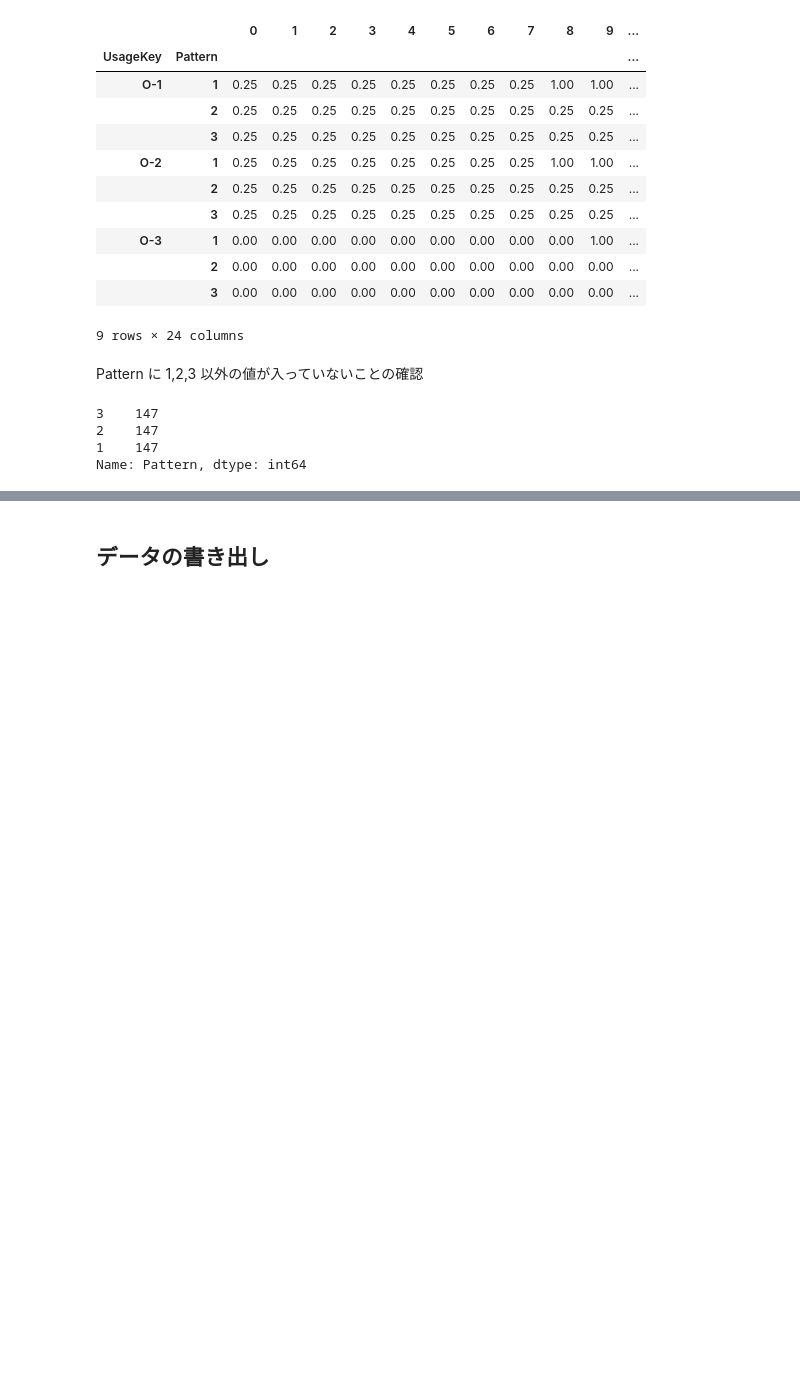
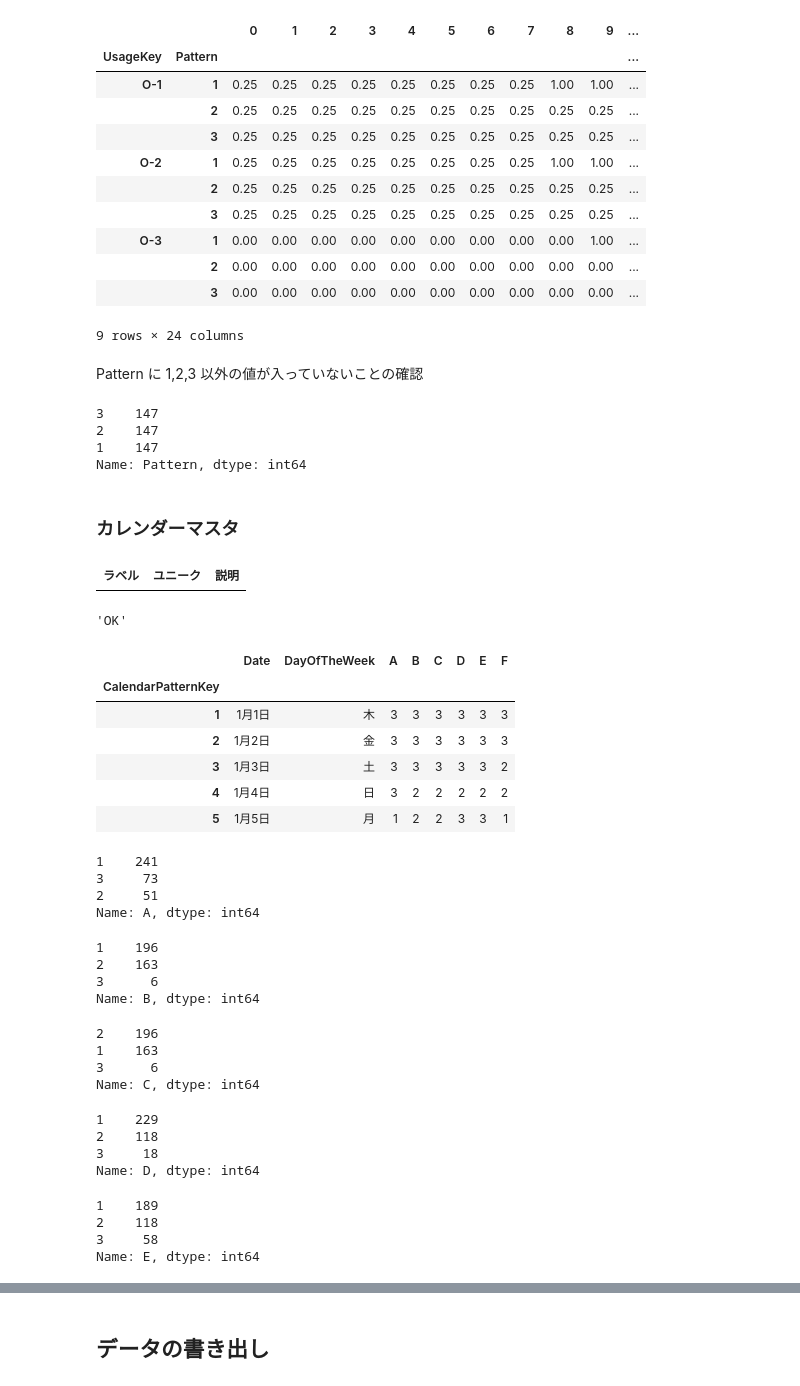
Before and after one commit to BRI-EES-House/building, a Jupyter notebook: reorganize_data_table/make_master_tables.ipynb, the cells around one changed output, grey strips where cells are left out. Drawn from its saved outputs; the diff is of its cells as text; code cells hidden in the pictures; blank space fills up the shorter version.

Commit message:
カレンダーマスタテーブルを追加する。

```diff
--- a/reorganize_data_table/make_master_tables.ipynb
+++ b/reorganize_data_table/make_master_tables.ipynb
@@ -553,3 +553,75 @@ Pattern に 1,2,3 以外の値が入っていないことの確認
 2    147
 1    147
 Name: Pattern, dtype: int64
+# %% [markdown]
+### カレンダーマスタ
+# %%
+get_record(master_name='カレンダーマスタ')
+# %% [output]
+| ラベル | ユニーク | 説明 |
+# %%
+m_CDR = ex_cdr.filter(
+    items=['カレンダーパターン検索番号', '日付', '曜日', 'パターンA', 'パターンB', 'パターンC', 'パターンD', 'パターンE', 'パターンF']
+).set_axis(
+    labels=['CalendarPatternKey', 'Date', 'DayOfTheWeek', 'A', 'B', 'C', 'D', 'E', 'F'], axis=1
+).astype(
+    {
+        'CalendarPatternKey': int,
+        'Date': str,
+        'DayOfTheWeek': str,
+        'A': int,
+        'B': int,
+        'C': int,
+        'D': int,
+        'E': int,
+        'F': int
+    }
+).set_index(keys=['CalendarPatternKey'], verify_integrity=True)
+are_all_data_not_null(d=m_CDR)
+# %% [output]
+'OK'
+# %%
+m_CDR.head()
+# %% [output]
+|  | Date | DayOfTheWeek | A | B | C | D | E | F |
+| CalendarPatternKey |  |  |  |  |  |  |  |  |
+| 1 | 1月1日 | 木 | 3 | 3 | 3 | 3 | 3 | 3 |
+| 2 | 1月2日 | 金 | 3 | 3 | 3 | 3 | 3 | 3 |
+| 3 | 1月3日 | 土 | 3 | 3 | 3 | 3 | 3 | 2 |
+| 4 | 1月4日 | 日 | 3 | 2 | 2 | 2 | 2 | 2 |
+| 5 | 1月5日 | 月 | 1 | 2 | 2 | 3 | 3 | 1 |
+# %%
+m_CDR['A'].value_counts()
+# %% [output]
+1    241
+3     73
+2     51
+Name: A, dtype: int64
+# %%
+m_CDR['B'].value_counts()
+# %% [output]
+1    196
+2    163
+3      6
+Name: B, dtype: int64
+# %%
+m_CDR['C'].value_counts()
+# %% [output]
+2    196
+1    163
+3      6
+Name: C, dtype: int64
+# %%
+m_CDR['D'].value_counts()
+# %% [output]
+1    229
+2    118
+3     18
+Name: D, dtype: int64
+# %%
+m_CDR['E'].value_counts()
+# %% [output]
+1    189
+2    118
+3     58
+Name: E, dtype: int64
```
Also changed, not shown: parts of 2 cells of this notebook, 1 other file.
